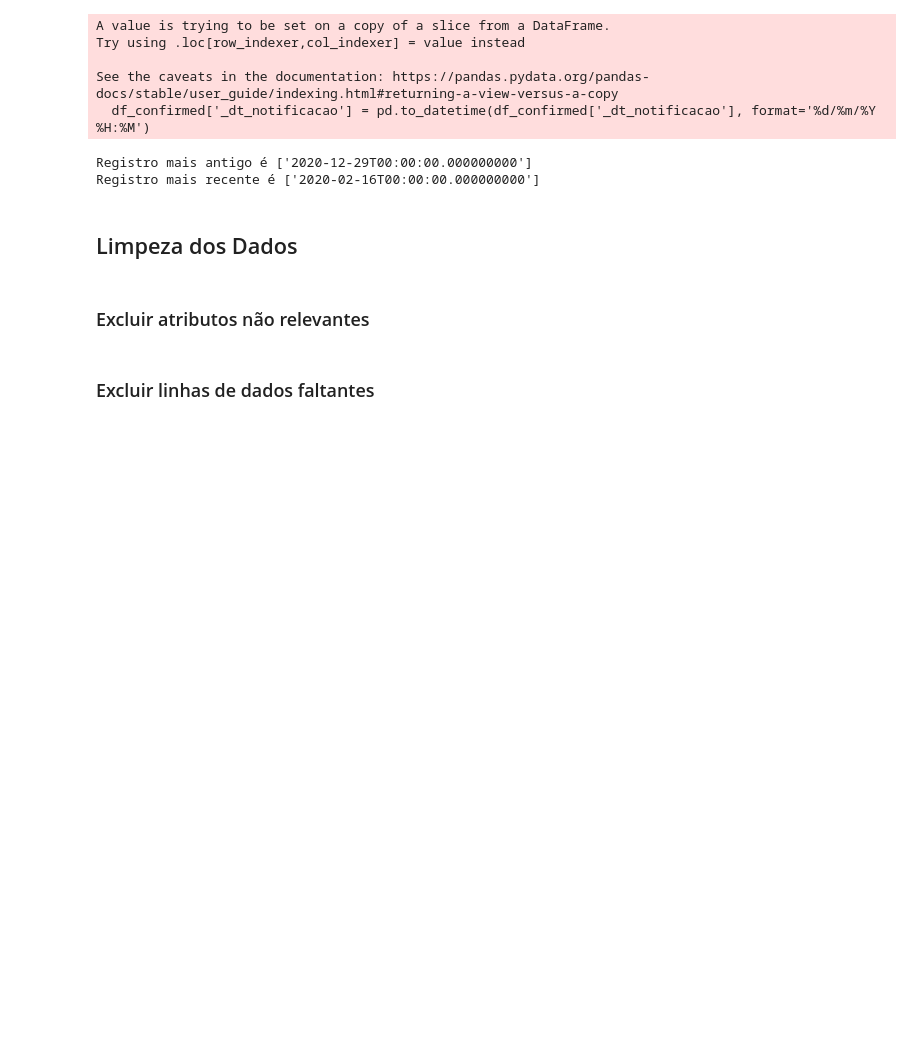
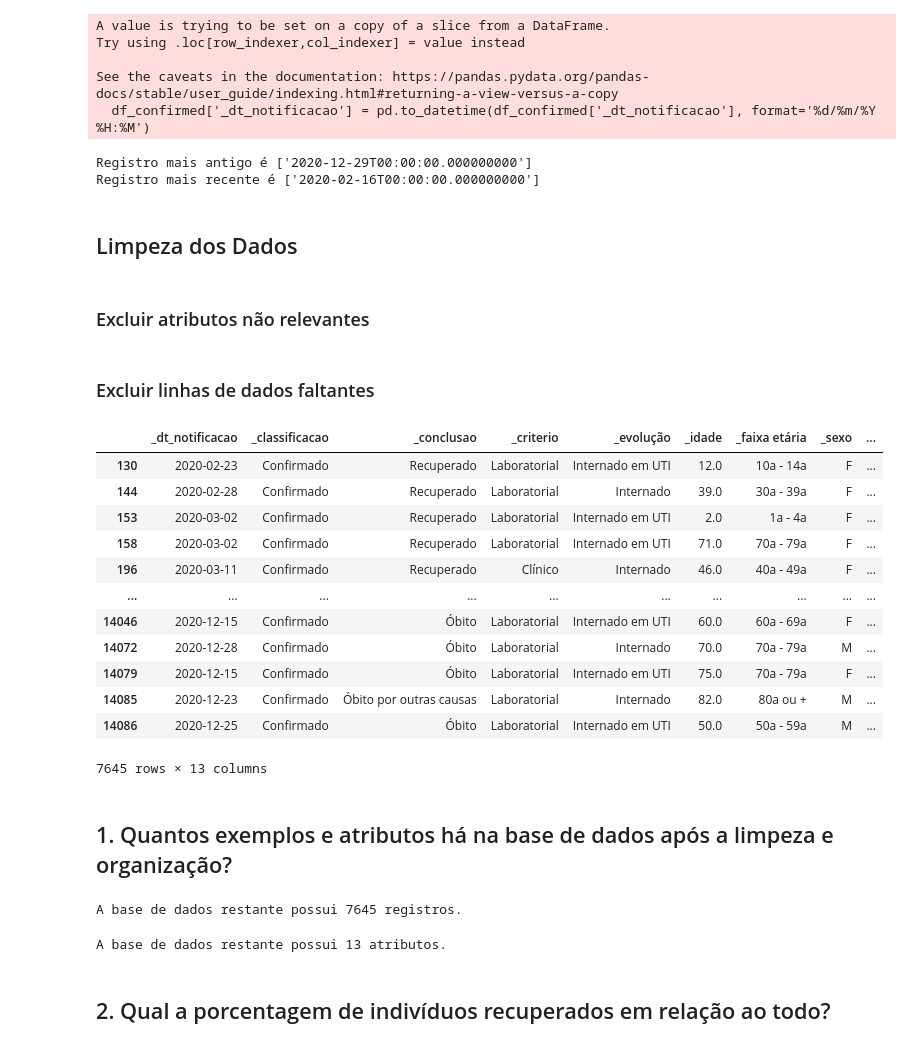
Before and after one commit to thiagos98/data-analysis-manaus, a Jupyter notebook: main.ipynb, the cells around one changed output. Saved outputs shown, nothing was run; the diff lists cells and outputs as text; code cells hidden in the pictures; blank space fills up the shorter version.

```diff
--- a/main.ipynb
+++ b/main.ipynb
@@ -90,4 +90,34 @@ df_confirmed['_teste_anticorpo'] = df_confirmed['_teste_anticorpo'].fillna(0)
 df_confirmed['_teste_antigeno'] = df_confirmed['_teste_antigeno'].fillna(0)
 df_confirmed['_teste_pcr']= df_confirmed['_teste_pcr'].fillna(0)
 # %%
-df_confirmed.dropna(inplace=True)
+df_clean_data = df_confirmed.dropna()
+# %%
+df_clean_data
+# %% [output]
+|  | _dt_notificacao | _classificacao | _conclusao | _criterio | _evolução | _idade | _faixa etária | _sexo | ... |
+| 130 | 2020-02-23 | Confirmado | Recuperado | Laboratorial | Internado em UTI | 12.0 | 10a - 14a | F | ... |
+| 144 | 2020-02-28 | Confirmado | Recuperado | Laboratorial | Internado | 39.0 | 30a - 39a | F | ... |
+| 153 | 2020-03-02 | Confirmado | Recuperado | Laboratorial | Internado em UTI | 2.0 | 1a - 4a | F | ... |
+| 158 | 2020-03-02 | Confirmado | Recuperado | Laboratorial | Internado em UTI | 71.0 | 70a - 79a | F | ... |
+| 196 | 2020-03-11 | Confirmado | Recuperado | Clínico | Internado | 46.0 | 40a - 49a | F | ... |
+| ... | ... | ... | ... | ... | ... | ... | ... | ... | ... |
+| 14046 | 2020-12-15 | Confirmado | Óbito | Laboratorial | Internado em UTI | 60.0 | 60a - 69a | F | ... |
+| 14072 | 2020-12-28 | Confirmado | Óbito | Laboratorial | Internado | 70.0 | 70a - 79a | M | ... |
+| 14079 | 2020-12-15 | Confirmado | Óbito | Laboratorial | Internado em UTI | 75.0 | 70a - 79a | F | ... |
+| 14085 | 2020-12-23 | Confirmado | Óbito por outras causas | Laboratorial | Internado | 82.0 | 80a ou + | M | ... |
+| 14086 | 2020-12-25 | Confirmado | Óbito | Laboratorial | Internado em UTI | 50.0 | 50a - 59a | M | ... |
+7645 rows × 13 columns
+# %% [markdown]
+## 1. Quantos exemplos e atributos há na base de dados após a limpeza e organização?
+# %%
+remaining_data = df_clean_data.shape[0]
+print(f'A base de dados restante possui {remaining_data} registros.')
+# %% [output]
+A base de dados restante possui 7645 registros.
+# %%
+remaining_data_att = df_clean_data.shape[1]
+print(f'A base de dados restante possui {remaining_data_att} atributos.')
+# %% [output]
+A base de dados restante possui 13 atributos.
+# %% [markdown]
+## 2. Qual a porcentagem de indivíduos recuperados em relação ao todo?
```
Also changed, not shown: parts of 5 cells of this notebook.
